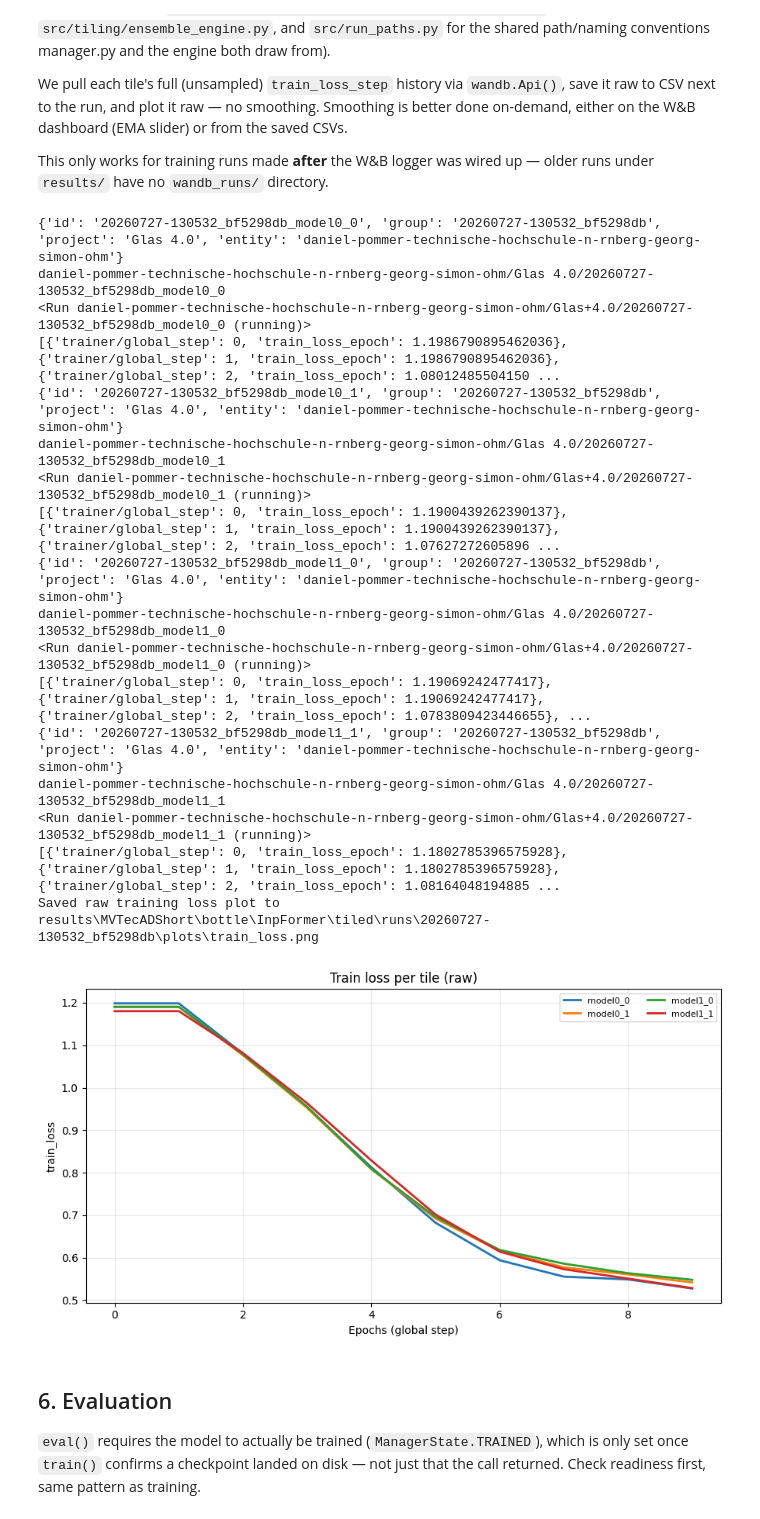
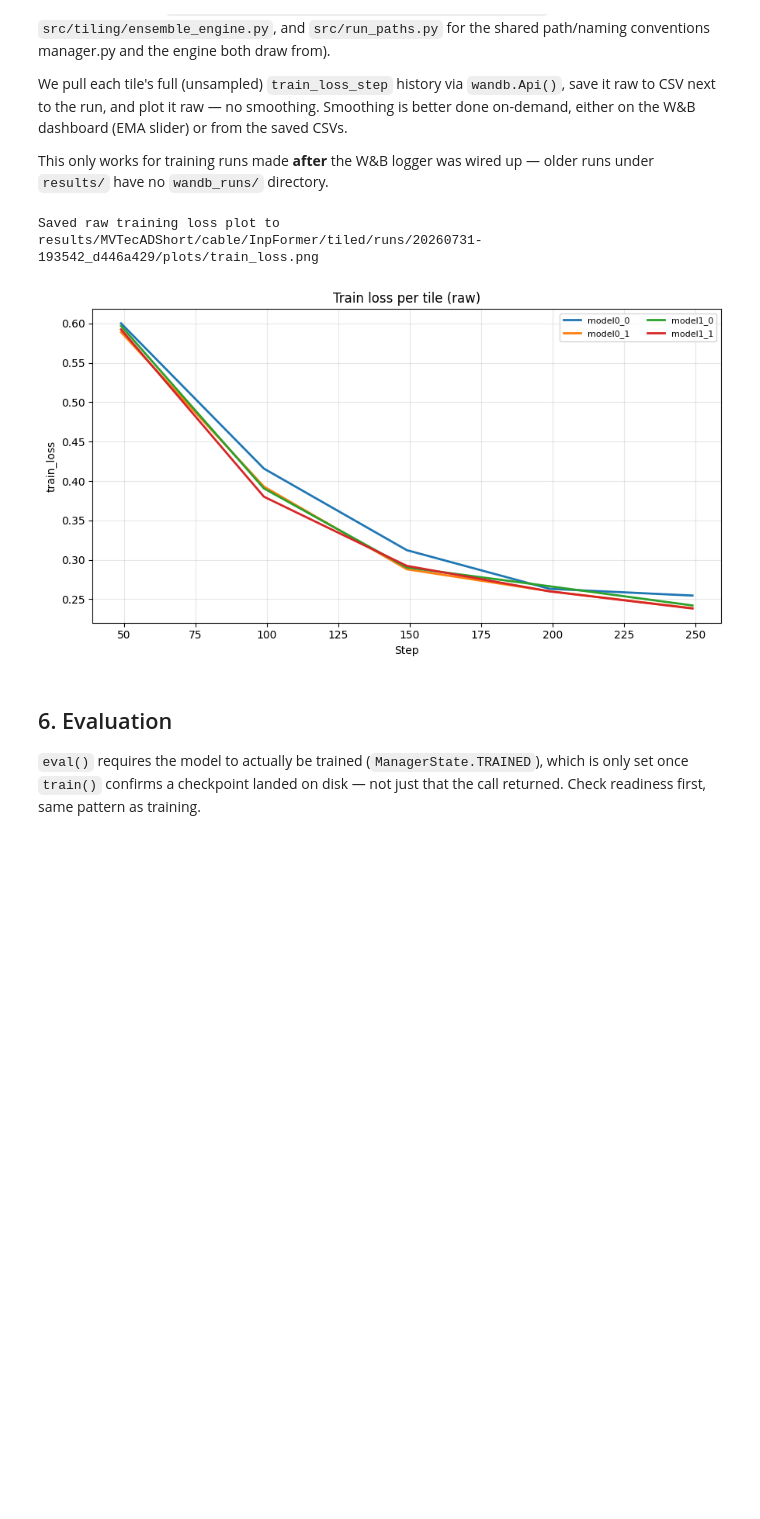
Before and after one commit to DanielBanana/IAD, a Jupyter notebook: Training.ipynb, the cells around one changed output. Drawn from its saved outputs; the diff is of its cells as text; code cells hidden in the pictures; blank space fills up the shorter version.

```diff
--- a/Training.ipynb
+++ b/Training.ipynb
@@ -65,7 +62,7 @@ from src.setup import Product
 datasetDir  = Path("datasets/")
 configDir   = Path("configs/")
 outputPath  = Path("results/")
-productPath = Path("Products/bottle.yaml")
+productPath = Path("Products/cable.yaml")
 productConfigPath = Path(configDir / productPath)
 
 product: Product
@@ -300,66 +299,52 @@ if manifestDir.exists():
         entry = json.loads(manifestFile.read_text())
         tileName = manifestFile.stem
         runPath = f"{entry['entity']}/{entry['project']}/{entry['id']}"
+
         try:
             run = api.run(runPath)
         except Exception as e:
             print(f"Could not fetch {runPath}: {e}")
             continue
+
         # scan_history (not history()) returns every logged row, unsampled - history()
         # silently downsamples to ~500 points, which would smooth the curve implicitly.
-        rows = list(run.scan_history(keys=["trainer/global_step", "train_loss_epoch"]))
-        history = pd.DataFrame(rows).dropna(subset=["train_loss_epoch"])
+        rows = list(run.scan_history(keys=["trainer/global_step", "train_loss_step"]))
+        history = pd.DataFrame(rows).dropna(subset=["train_loss_step"])
         if history.empty:
             continue
 
         tileHistories[tileName] = history
         history.to_csv(plotsDir / f"train_loss_{tileName}.csv", index=False)
 else:
     print(f"No W&B run manifest found under {manifestDir}.")
     print("This training run predates the W&B logger wiring, or hasn't been run yet.")
 
 if not tileHistories:
     print("No W&B training history could be retrieved.")
 else:
     fig, ax = plt.subplots(figsize=(9, 5))
     colors = plt.get_cmap("tab10")
 
     for i, (tileName, history) in enumerate(tileHistories.items()):
         ax.plot(
-            history["trainer/global_step"], history["train_loss_epoch"],
+            history["trainer/global_step"], history["train_loss_step"],
             label=tileName, color=colors(i % 10), linewidth=2,
         )
 
     ax.set_title("Train loss per tile (raw)")
-    ax.set_xlabel("Epochs (global step)")
+    ax.set_xlabel("Step")
     ax.set_ylabel("train_loss")
     ax.grid(alpha=0.3)
     ax.legend(fontsize=8, ncol=2)
     fig.tight_layout()
 
     plotPath = plotsDir / "train_loss.png"
     fig.savefig(plotPath, dpi=150)
     print(f"Saved raw training loss plot to {plotPath}")
     plt.show()
 # %% [output]
-{'id': '20260727-130532_bf5298db_model0_0', 'group': '20260727-130532_bf5298db', 'project': 'Glas 4.0', 'entity': 'daniel-pommer-technische-hochschule-n-rnberg-georg-simon-ohm'}
-daniel-pommer-technische-hochschule-n-rnberg-georg-simon-ohm/Glas 4.0/20260727-130532_bf5298db_model0_0
-<Run daniel-pommer-technische-hochschule-n-rnberg-georg-simon-ohm/Glas+4.0/20260727-130532_bf5298db_model0_0 (running)>
-[{'trainer/global_step': 0, 'train_loss_epoch': 1.1986790895462036}, {'trainer/global_step': 1, 'train_loss_epoch': 1.1986790895462036}, {'trainer/global_step': 2, 'train_loss_epoch': 1.08012485504150 ...
-{'id': '20260727-130532_bf5298db_model0_1', 'group': '20260727-130532_bf5298db', 'project': 'Glas 4.0', 'entity': 'daniel-pommer-technische-hochschule-n-rnberg-georg-simon-ohm'}
-daniel-pommer-technische-hochschule-n-rnberg-georg-simon-ohm/Glas 4.0/20260727-130532_bf5298db_model0_1
-<Run daniel-pommer-technische-hochschule-n-rnberg-georg-simon-ohm/Glas+4.0/20260727-130532_bf5298db_model0_1 (running)>
-[{'trainer/global_step': 0, 'train_loss_epoch': 1.1900439262390137}, {'trainer/global_step': 1, 'train_loss_epoch': 1.1900439262390137}, {'trainer/global_step': 2, 'train_loss_epoch': 1.07627272605896 ...
-{'id': '20260727-130532_bf5298db_model1_0', 'group': '20260727-130532_bf5298db', 'project': 'Glas 4.0', 'entity': 'daniel-pommer-technische-hochschule-n-rnberg-georg-simon-ohm'}
-daniel-pommer-technische-hochschule-n-rnberg-georg-simon-ohm/Glas 4.0/20260727-130532_bf5298db_model1_0
-<Run daniel-pommer-technische-hochschule-n-rnberg-georg-simon-ohm/Glas+4.0/20260727-130532_bf5298db_model1_0 (running)>
-[{'trainer/global_step': 0, 'train_loss_epoch': 1.19069242477417}, {'trainer/global_step': 1, 'train_loss_epoch': 1.19069242477417}, {'trainer/global_step': 2, 'train_loss_epoch': 1.0783809423446655}, ...
-{'id': '20260727-130532_bf5298db_model1_1', 'group': '20260727-130532_bf5298db', 'project': 'Glas 4.0', 'entity': 'daniel-pommer-technische-hochschule-n-rnberg-georg-simon-ohm'}
-daniel-pommer-technische-hochschule-n-rnberg-georg-simon-ohm/Glas 4.0/20260727-130532_bf5298db_model1_1
-<Run daniel-pommer-technische-hochschule-n-rnberg-georg-simon-ohm/Glas+4.0/20260727-130532_bf5298db_model1_1 (running)>
-[{'trainer/global_step': 0, 'train_loss_epoch': 1.1802785396575928}, {'trainer/global_step': 1, 'train_loss_epoch': 1.1802785396575928}, {'trainer/global_step': 2, 'train_loss_epoch': 1.08164048194885 ...
-Saved raw training loss plot to results\MVTecADShort\bottle\InpFormer\tiled\runs\20260727-130532_bf5298db\plots\train_loss.png
+Saved raw training loss plot to results/MVTecADShort/cable/InpFormer/tiled/runs/20260731-193542_d446a429/plots/train_loss.png
-[figure, old version]
+[figure, new version]
 # %% [markdown]
 ## 6. Evaluation
 
```
Also changed, not shown: parts of 11 cells of this notebook, 4 other files.
